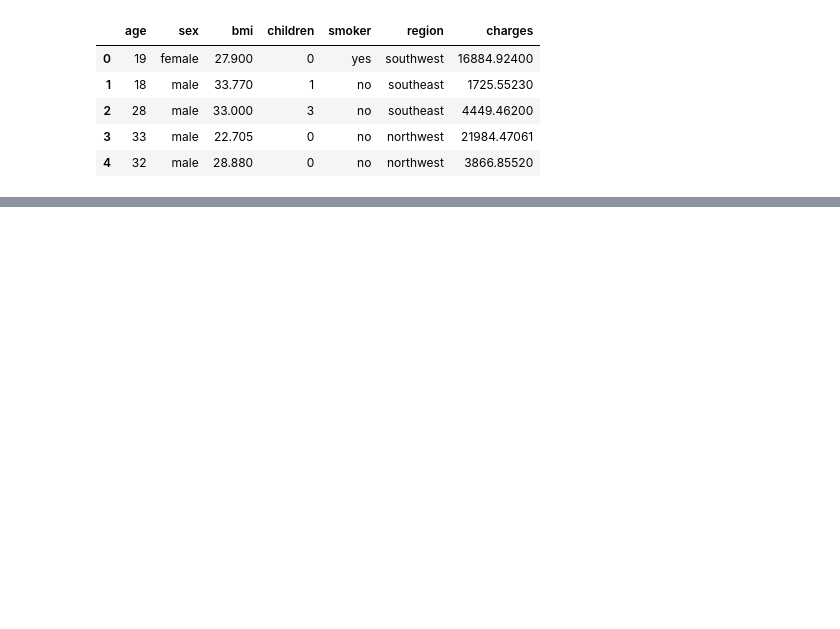
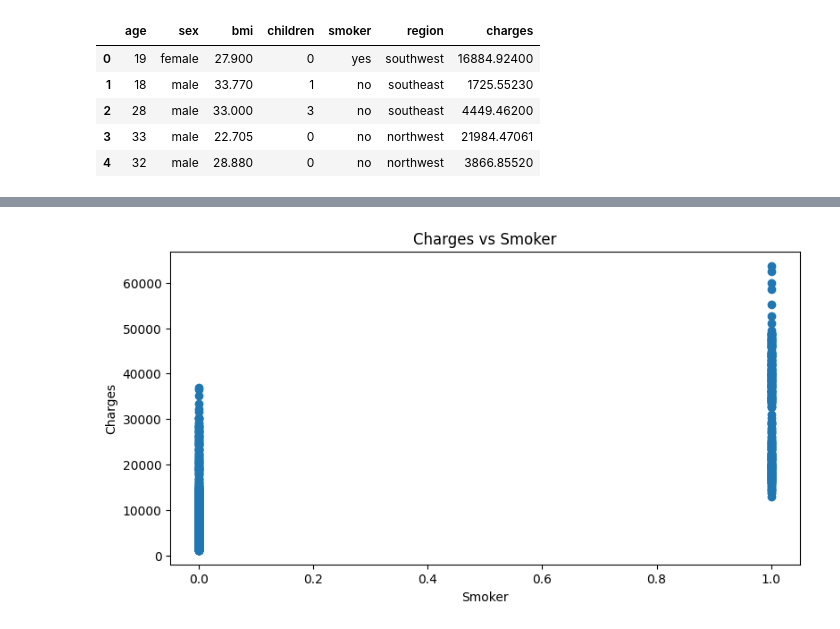
Before and after one commit to yasuaRin/project, a Jupyter notebook: Project 2/project2.ipynb, the cells around one changed output, grey strips where cells are left out. Saved outputs shown, nothing was run; the diff lists cells and outputs as text; code cells hidden in the pictures; blank space fills up the shorter version.

```diff
--- a/Project 2/project2.ipynb
+++ b/Project 2/project2.ipynb
@@ -4,10 +4,12 @@ import numpy as np
 import matplotlib.pyplot as plt
 import seaborn as sns
 import os
+import matplotlib.pyplot as plt
 
-insurance = pd.read_csv(r'C:\Users\dadia\.vscode\Python-Y2\insurance.csv')
-insurance.head(5)
-insurance.drop(['Unnamed: 0'], axis=1, inplace=True)
+insurance_data = pd.read_csv(r'C:\Users\dadia\.vscode\Python-Y2\insurance.csv')
+insurance_data.head(5)
+insurance_data.drop(columns=['Unnamed: 0'], inplace=True, axis=1)
+insurance_data.head(5)
 # %% [output]
 |  | age | sex | bmi | children | smoker | region | charges |
 | 0 | 19 | female | 27.900 | 0 | yes | southwest | 16884.92400 |
@@ -15,3 +17,20 @@ insurance.drop(['Unnamed: 0'], axis=1, inplace=True)
 | 2 | 28 | male | 33.000 | 3 | no | southeast | 4449.46200 |
 | 3 | 33 | male | 22.705 | 0 | no | northwest | 21984.47061 |
 | 4 | 32 | male | 28.880 | 0 | no | northwest | 3866.85520 |
+# %%
+## Task #1: Clean up the data
+insurance_data.duplicated()
+insurance_data.isnull().sum()
+insurance_data['region'] = insurance_data['region'].str.lower()
+insurance_data.head(5)
+
+FEMALE = 'female'
+MALE = 'male'
+sex_map = {'F': FEMALE, 'woman': FEMALE, 'man': MALE, 'M': MALE}
+insurance_data['sex'] = insurance_data['sex'].replace(sex_map)
+insurance_data.head(5)
+insurance_data['smoker'] = (insurance_data['smoker']=='yes')
+insurance_data.head(5)
+insurance_data.info()
+
+### - Standardize sex to just two categories x
@@ -17,0 +52,11 @@ insurance.drop(['Unnamed: 0'], axis=1, inplace=True)
+# %%
+### Task 2. Scatterplots of relationships between variables & charges
+plt.figure(figsize=(20, 10))
+plt.subplot(2, 2, 1)
+plt.scatter(insurance_data['smoker'], insurance_data['charges'])
+plt.title('Charges vs Smoker')
+plt.xlabel('Smoker')
+plt.ylabel('Charges')
+plt.show()
+# %% [output]
+[figure, added]
```
Also changed, not shown: parts of 5 cells of this notebook, 4 other files.
